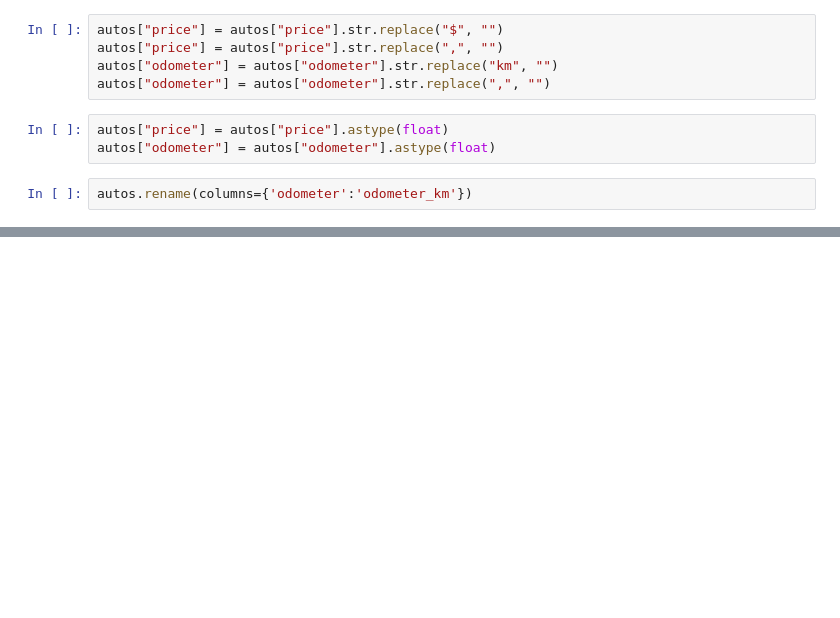
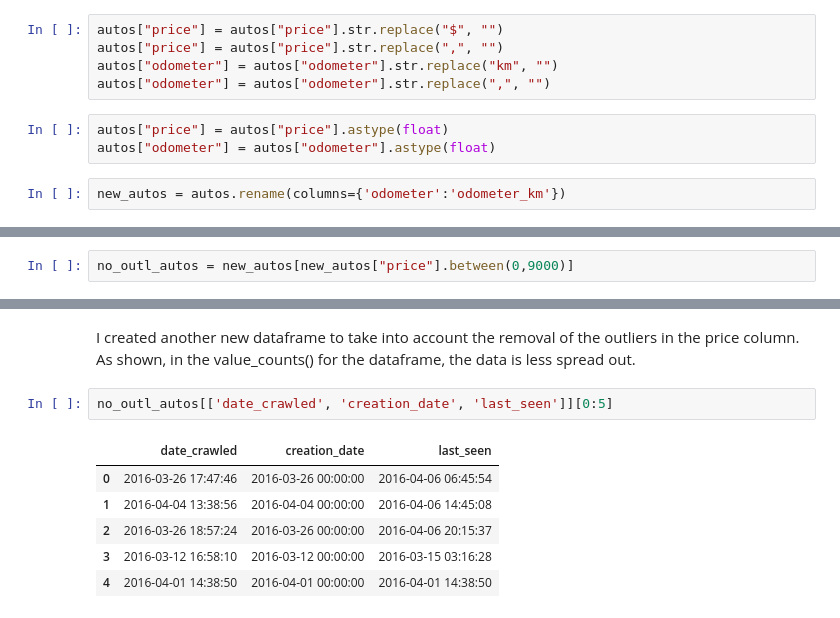
Before and after one commit to JohnMHoyt24/eBay-Car-Sales, a Jupyter notebook: eBay+-+Used+Automobile+Classifieds.ipynb, the cells around one changed output, grey strips where cells are left out. Drawn from its saved outputs; the diff is of its cells as text; blank space fills up the shorter version.

```diff
--- a/eBay - Used Automobile Classifieds.ipynb
+++ b/eBay+-+Used+Automobile+Classifieds.ipynb
@@ -159,4 +159,4 @@ autos["odometer"] = autos["odometer"].str.replace(",", "")
 autos["price"] = autos["price"].astype(float)
 autos["odometer"] = autos["odometer"].astype(float)
 # %%
-autos.rename(columns={'odometer':'odometer_km'})
+new_autos = autos.rename(columns={'odometer':'odometer_km'})
@@ -181,0 +262,2 @@ autos.rename(columns={'odometer':'odometer_km'})
+# %%
+no_outl_autos = new_autos[new_autos["price"].between(0,9000)]
@@ -181,0 +273,11 @@ autos.rename(columns={'odometer':'odometer_km'})
+# %% [markdown]
+I created another new dataframe to take into account the removal of the outliers in the price column. As shown, in the value_counts() for the dataframe, the data is less spread out.
+# %%
+no_outl_autos[['date_crawled', 'creation_date', 'last_seen']][0:5]
+# %% [output]
+|  | date_crawled | creation_date | last_seen |
+| 0 | 2016-03-26 17:47:46 | 2016-03-26 00:00:00 | 2016-04-06 06:45:54 |
+| 1 | 2016-04-04 13:38:56 | 2016-04-04 00:00:00 | 2016-04-06 14:45:08 |
+| 2 | 2016-03-26 18:57:24 | 2016-03-26 00:00:00 | 2016-04-06 20:15:37 |
+| 3 | 2016-03-12 16:58:10 | 2016-03-12 00:00:00 | 2016-03-15 03:16:28 |
+| 4 | 2016-04-01 14:38:50 | 2016-04-01 00:00:00 | 2016-04-01 14:38:50 |
```
Also changed, not shown: parts of 22 cells of this notebook.
